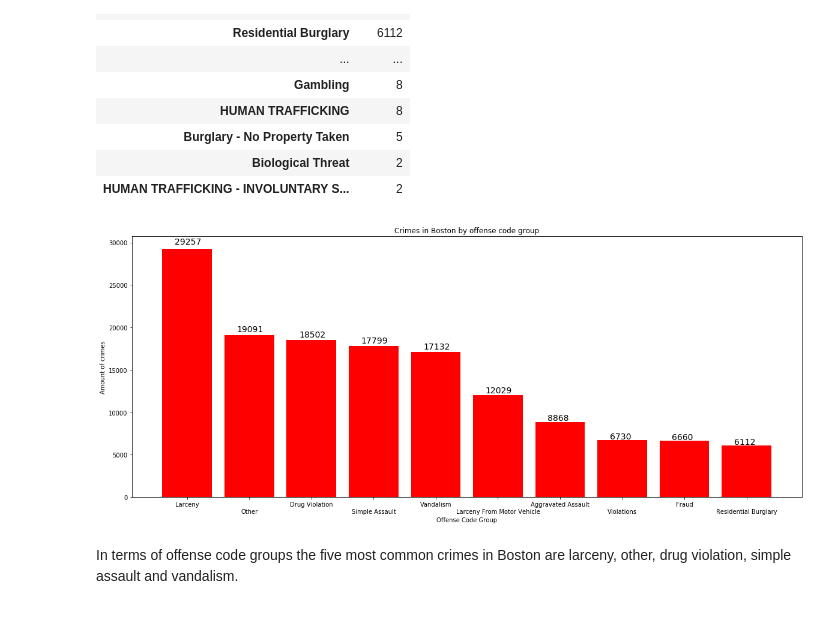
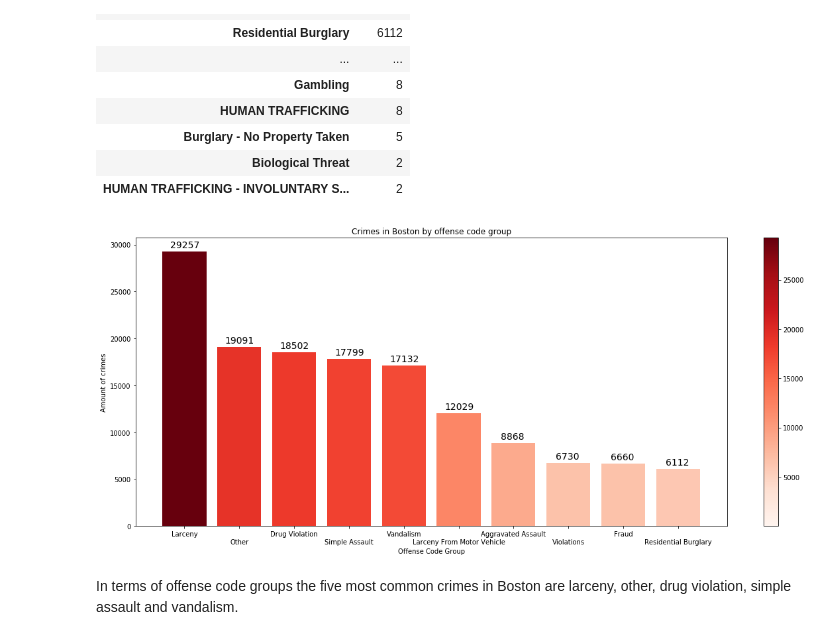
Before and after one commit to iajoiner/boston-crime, a Jupyter notebook: Boston Crime.ipynb, the cells around one changed output. Drawn from its saved outputs; the diff is of its cells as text; code cells hidden in the pictures.

```diff
--- a/Boston Crime.ipynb
+++ b/Boston Crime.ipynb
@@ -523,7 +526,7 @@ ax.set_title('Crimes in Boston by days of the week')
 ax.set_ylabel('Amount of crimes')
 for rect in rects:
     height = rect.get_height()
-    ax.text(rect.get_x() + 0.15, 1.01 * height, height, fontsize = 12)
+    ax.text(rect.get_x() + 0.15, height + 250, height, fontsize = 12)
 # %% [output]
 [figure]
 # %% [markdown]
@@ -558,7 +561,7 @@ ax2.set_ylabel('Amount of crimes')
 ax2.set_title('Crimes in Boston by year')
 for rect in rects:
     height = rect.get_height()
-    ax2.text(rect.get_x() - 0.01, 1.01 * height, height, fontsize = 14)
+    ax2.text(rect.get_x() - 0.01, height + 400, height, fontsize = 14)
 # %% [output]
 [figure]
 # %% [markdown]
@@ -606,7 +609,7 @@ ax3.set_ylabel('Amount of crimes')
 ax3.set_title('Crimes in Boston by month')
 for rect in rects:
     height = rect.get_height()
-    ax3.text(rect.get_x() - 0.13, 1.01 * height, height, fontsize = 14)
+    ax3.text(rect.get_x() - 0.13, height + 150, height, fontsize = 14)
 # %% [output]
 [figure]
 # %% [markdown]
@@ -641,20 +644,30 @@ df_ocg
 # %%
 fig41 = plt.figure(figsize = (20,8))
 ind41 = np.arange(10)
 ax41 = plt.subplot(111)
 y_data = df_ocg['counts'].head(10)
 df_riocg = df_ocg.reset_index()
-rects = ax41.bar(ind41, y_data, width = 0.8,color = 'r')
+cmap = plt.get_cmap('Reds')
+norm = mpl.colors.Normalize(vmin = df_ocg['counts'].min(), vmax = df_ocg['counts'].max())
+rects = ax41.bar(ind41, y_data, width = 0.8,color = cmap(norm(df_ocg.counts.values)))
 ax41.set_xticks(ind41)
 ax41.set_xticklabels(multiliner(df_ocg.index.tolist()[:10], 2))
 ax41.set_xlabel('Offense Code Group')
 ax41.set_ylabel('Amount of crimes')
 ax41.set_title('Crimes in Boston by offense code group')
 for rect in rects:
     height = rect.get_height()
-    ax41.text(rect.get_x() + 0.2, 1.02 * height, height, fontsize = 14)
+    if height < 10000:
+        pos = rect.get_x() + 0.17
+    else:
+        pos = rect.get_x() + 0.14
+    ax41.text(pos, height + 400, height, fontsize = 14)
+sm = plt.cm.ScalarMappable(cmap = cmap, norm = norm)
+sm.set_array([])
+fig41.colorbar(sm)
+plt.show()
 # %% [output]
-[figure, old version]
+[figure, new version]
 # %% [markdown]
 In terms of offense code groups the five most common crimes in Boston are larceny, other, drug violation, simple assault and vandalism.
 # %%
```
Also changed, not shown: parts of 26 cells of this notebook.
